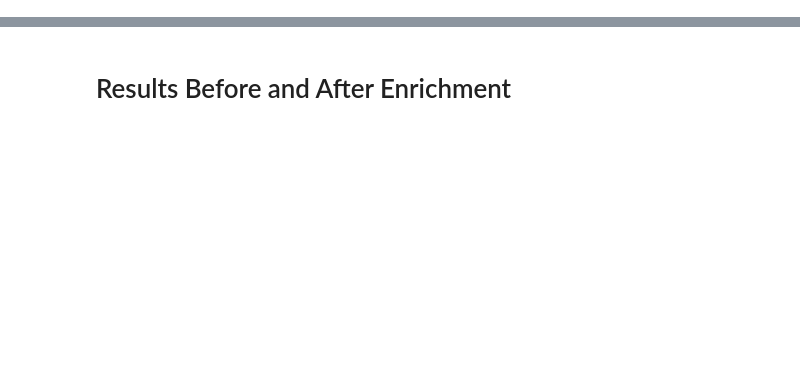
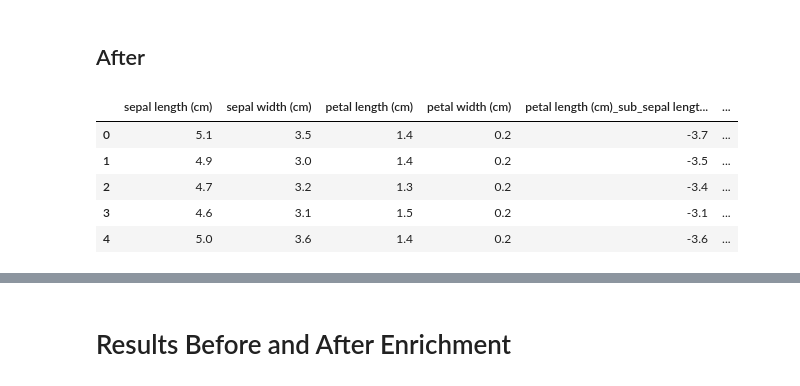
Before and after one commit to rossrco/experiments, a Jupyter notebook: machine_learning_combinatorics/feature_engineer_testing.ipynb, the cells around one changed output, grey strips where cells are left out. Drawn from its saved outputs; the diff is of its cells as text; code cells hidden in the pictures; blank space fills up the shorter version.

```diff
--- a/machine_learning_combinatorics/feature_engineer_testing.ipynb
+++ b/machine_learning_combinatorics/feature_engineer_testing.ipynb
@@ -133,0 +78,3 @@ processing  breast_cancer
+# %%
+models = {'logistic' : LogisticRegression(),
+          'bayes' : GaussianNB()}
@@ -133,0 +95,13 @@ processing  breast_cancer
+# %%
+#define the feature engineer object
+eng = fe.FeatureEngineer(model = models['logistic'],
+                         scorer = metrics['f1_score']['metric'],
+                         splitter = splitter['splitter'],
+                         n_best = hyperparameters['n_best'],
+                         scorer_kwargs = metrics['f1_score']['kwargs'],
+                         splitter_kwargs = splitter['kwargs'])
+
+#fit to a dataframe
+sample = datasets['iris'].drop('target', axis = 1)
+eng.fit(sample, datasets['iris'].target)
+sample = eng.transform(sample)
@@ -133,0 +119,11 @@ processing  breast_cancer
+# %% [markdown]
+## After
+# %%
+sample.head()
+# %% [output]
+|  | sepal length (cm) | sepal width (cm) | petal length (cm) | petal width (cm) | petal length (cm)_sub_sepal lengt... | ... |
+| 0 | 5.1 | 3.5 | 1.4 | 0.2 | -3.7 | ... |
+| 1 | 4.9 | 3.0 | 1.4 | 0.2 | -3.5 | ... |
+| 2 | 4.7 | 3.2 | 1.3 | 0.2 | -3.4 | ... |
+| 3 | 4.6 | 3.1 | 1.5 | 0.2 | -3.1 | ... |
+| 4 | 5.0 | 3.6 | 1.4 | 0.2 | -3.6 | ... |
```
Also changed, not shown: parts of 30 cells of this notebook, 1 other file.
